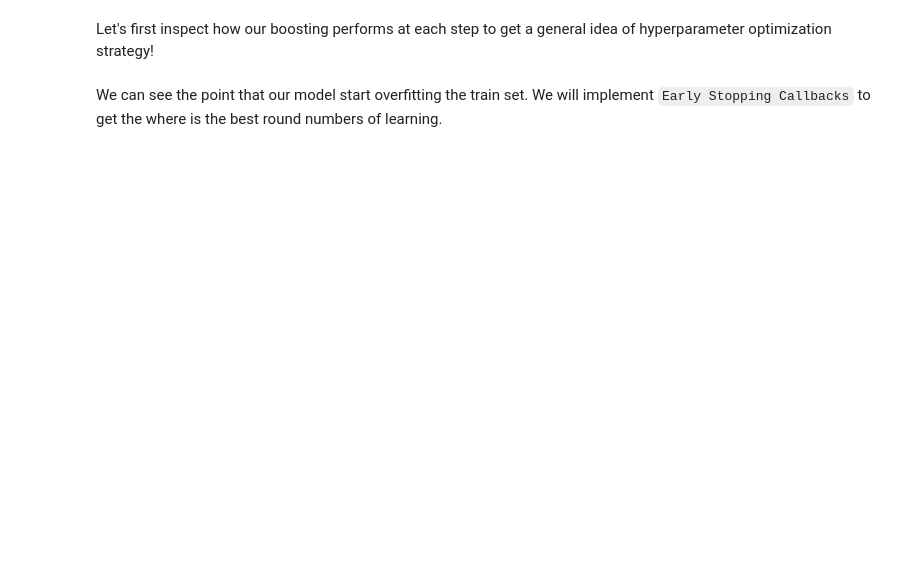
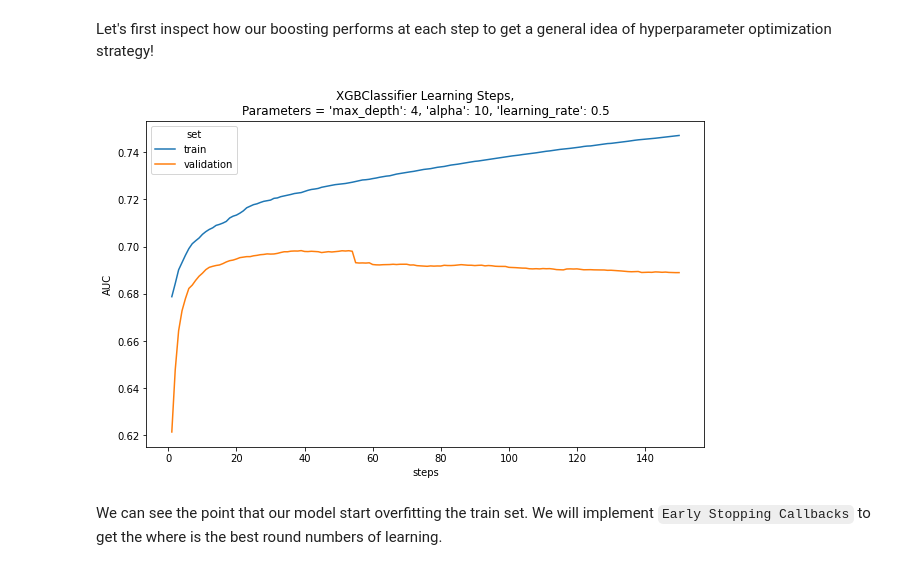
Before and after one commit to nbarizki/creditdefaultml, a Jupyter notebook: 3_Model_development.ipynb, the cells around one changed output. Cells and saved outputs as stored; diff of their text form; code cells hidden in the pictures; blank space fills up the shorter version.

```diff
--- a/3_Model_development.ipynb
+++ b/3_Model_development.ipynb
@@ -487,48 +532,50 @@ It may be possible to perform a regression problem of `total_loan_recovery` and
 # %% [markdown]
 Let's first inspect how our boosting performs at each step to get a general idea of hyperparameter optimization strategy!
 # %%
-# def plot_xgb_learning_step(
-#         X_train, y_train, X_test, y_test,
-#         num_rounds=100, params={}):
-#     # boost element
-#     boost = None
-#     # classifier
-#     xgb = XGBClassifier(n_estimators=1, **params)
-#     # iteration records
-#     boost_step_no = []
-#     auc_train = []
-#     auc_val = []
-#     # iterate for each step
-#     def boost_step(steps):
-#         nonlocal xgb, boost, boost_step_no, auc_train, auc_val, X_train, y_train, X_test, y_test
-#         if steps == 0:
-#             boost = xgb.fit(X_train, y_train) # first step must be fitted
-#         else:
-#             boost = xgb.fit(X_train, y_train, xgb_model=boost) # use fitted boost step
-#         y_train_proba = boost.predict_proba(X_train)[:, 1]
-#         y_test_proba = boost.predict_proba(X_test)[:, 1]
-#         auc_train.append(roc_auc_score(y_train, y_train_proba))
-#         auc_val.append(roc_auc_score(y_test, y_test_proba))
-#         boost_step_no.append(i + 1)
-#     for i in range(num_rounds):
-#         boost_step(i)
-#     #plot
-#     plot_df = pd.DataFrame(np.c_[boost_step_no, auc_train, auc_val], columns=['steps', 'train', 'validation'])
-#     plot_df = pd.melt(
-#         plot_df, id_vars=['steps'], value_vars=['train', 'validation'],
-#         var_name='set', value_name='AUC')
-#     fig, ax = plt.subplots(figsize=(10, 6))
-#     sns.lineplot(data=plot_df, x='steps', y='AUC', hue='set', ax=ax)
-#     ax.set_title(f'{boost.__class__.__name__} Learning Steps,\nParameters = {str(params).strip("{}")}')
+def plot_xgb_learning_step(
+        X_train, y_train, X_valid, y_valid,
+        num_rounds=100, params={}):
+    # boost element
+    boost = None
+    # classifier
+    xgb = XGBClassifier(n_estimators=1, **params)
+    # iteration records
+    boost_step_no = []
+    auc_train = []
+    auc_val = []
+    # iterate for each step
+    def boost_step(steps):
+        nonlocal xgb, boost, boost_step_no, auc_train, auc_val, X_train, y_train, X_valid, y_valid
+        if steps == 0:
+            boost = xgb.fit(X_train, y_train) # first step must be fitted
+        else:
+            boost = xgb.fit(X_train, y_train, xgb_model=boost) # use fitted boost step
+        y_train_proba = boost.predict_proba(X_train)[:, 1]
+        y_valid_proba = boost.predict_proba(X_valid)[:, 1]
+        auc_train.append(roc_auc_score(y_train, y_train_proba))
+        auc_val.append(roc_auc_score(y_valid, y_valid_proba))
+        boost_step_no.append(i + 1)
+    for i in range(num_rounds):
+        boost_step(i)
+    #plot
+    plot_df = pd.DataFrame(np.c_[boost_step_no, auc_train, auc_val], columns=['steps', 'train', 'validation'])
+    plot_df = pd.melt(
+        plot_df, id_vars=['steps'], value_vars=['train', 'validation'],
+        var_name='set', value_name='AUC')
+    fig, ax = plt.subplots(figsize=(10, 6))
+    sns.lineplot(data=plot_df, x='steps', y='AUC', hue='set', ax=ax)
+    ax.set_title(f'{boost.__class__.__name__} Learning Steps,\nParameters = {str(params).strip("{}")}')
 
-# model_params = {
-#     'max_depth': 4,
-#     'alpha': 10,
-#     'learning_rate': 0.5,
-#     }
-# plot_xgb_learning_step(
-#     X_train_transfd, y_train, X_test_transfd, y_test,
-#     num_rounds=150, params=model_params)
+model_params = {
+    'max_depth': 4,
+    'alpha': 10,
+    'learning_rate': 0.5,
+    }
+plot_xgb_learning_step(
+    X_train_transfd, y_train, X_test_transfd, y_test,
+    num_rounds=150, params=model_params)
+# %% [output]
+[figure, added]
 # %% [markdown]
 We can see the point that our model start overfitting the train set. We will implement `Early Stopping Callbacks` to get the where is the best round numbers of learning.
 # %%
```
Also changed, not shown: parts of 55 cells of this notebook, 1 other file.
